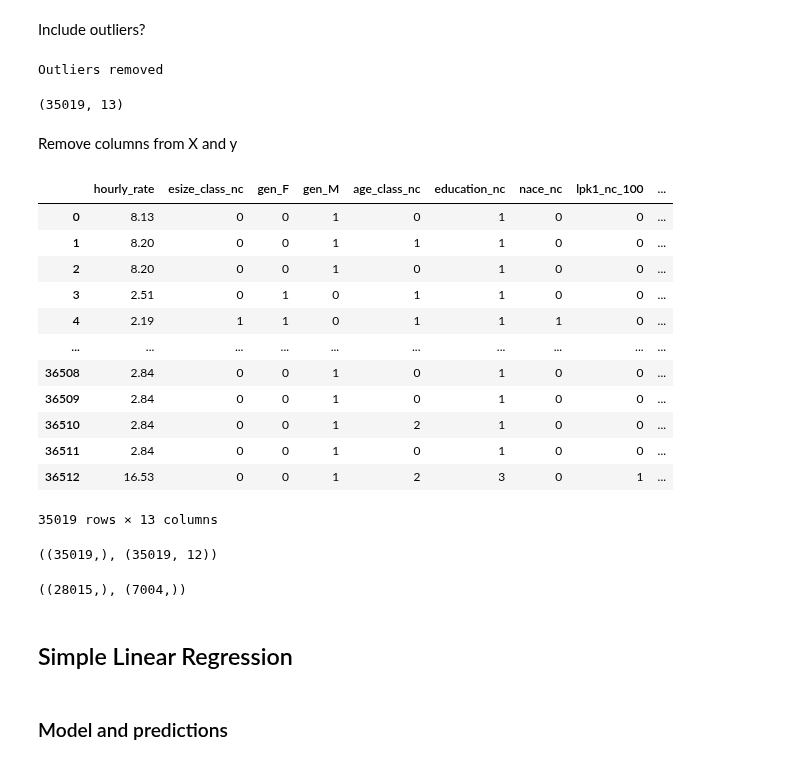
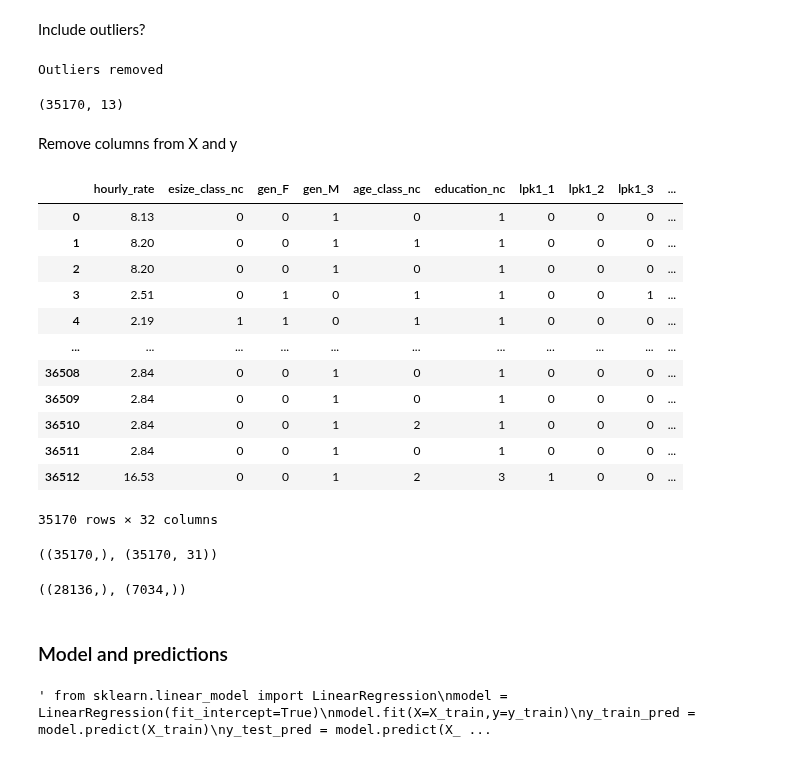
Before and after one commit to EdvinasStonevicius/LT-national-salary-analysis, a Jupyter notebook: python/03-Machine_learning_0_base.ipynb, the cells around one changed output. Saved outputs shown, nothing was run; the diff lists cells and outputs as text; code cells hidden in the pictures.

```diff
--- a/python/03-Machine_learning_0_base.ipynb
+++ b/python/03-Machine_learning_0_base.ipynb
@@ -27,14 +27,14 @@ data
 # %% [markdown]
 Select lpk level
 # %%
-lpk_level = 'lpk1_nc'
+lpk_level = 'lpk1'
 #Valid options: 'lpk', 'lpk1', 'lpk2', 'lpk1_nc'
 # %% [markdown]
 Include outliers?
 # %%
 remove_outliers = True
 if remove_outliers == True:
-    data=data.query('outlier_iqr_lpk1_nc==False')
+    data=data.query('outlier==False')
     print('Outliers removed')
 else:
     print('Outliers retained')
@@ -42,49 +42,50 @@ else:
 data.shape
 # %% [output]
 Outliers removed
-(35019, 13)
+(35170, 13)
 # %% [markdown]
 Remove columns from X and y
 # %%
-remove_col = ['nace', 'lpk', 'lpk1', 'lpk2', 'lpk1_nc', 'outlier_iqr_lpk1_nc']
+remove_col = ['nace_nc', 'lpk', 'lpk1', 'lpk2', 'lpk1_nc', 'outlier']
 remove_col.remove(lpk_level)
 # %%
 data_sf = pd.get_dummies(data, prefix=lpk_level ,columns=[lpk_level])
+data_sf = pd.get_dummies(data_sf, prefix='nace' ,columns=['nace'])
 data_sf.drop(columns=remove_col, inplace=True )
 data_sf
 # %% [output]
-|  | hourly_rate | esize_class_nc | gen_F | gen_M | age_class_nc | education_nc | nace_nc | lpk1_nc_100 | ... |
-| 0 | 8.13 | 0 | 0 | 1 | 0 | 1 | 0 | 0 | ... |
-| 1 | 8.20 | 0 | 0 | 1 | 1 | 1 | 0 | 0 | ... |
-| 2 | 8.20 | 0 | 0 | 1 | 0 | 1 | 0 | 0 | ... |
-| 3 | 2.51 | 0 | 1 | 0 | 1 | 1 | 0 | 0 | ... |
-| 4 | 2.19 | 1 | 1 | 0 | 1 | 1 | 1 | 0 | ... |
-| ... | ... | ... | ... | ... | ... | ... | ... | ... | ... |
-| 36508 | 2.84 | 0 | 0 | 1 | 0 | 1 | 0 | 0 | ... |
-| 36509 | 2.84 | 0 | 0 | 1 | 0 | 1 | 0 | 0 | ... |
-| 36510 | 2.84 | 0 | 0 | 1 | 2 | 1 | 0 | 0 | ... |
-| 36511 | 2.84 | 0 | 0 | 1 | 0 | 1 | 0 | 0 | ... |
-| 36512 | 16.53 | 0 | 0 | 1 | 2 | 3 | 0 | 1 | ... |
+|  | hourly_rate | esize_class_nc | gen_F | gen_M | age_class_nc | education_nc | lpk1_1 | lpk1_2 | lpk1_3 | ... |
+| 0 | 8.13 | 0 | 0 | 1 | 0 | 1 | 0 | 0 | 0 | ... |
+| 1 | 8.20 | 0 | 0 | 1 | 1 | 1 | 0 | 0 | 0 | ... |
+| 2 | 8.20 | 0 | 0 | 1 | 0 | 1 | 0 | 0 | 0 | ... |
+| 3 | 2.51 | 0 | 1 | 0 | 1 | 1 | 0 | 0 | 1 | ... |
+| 4 | 2.19 | 1 | 1 | 0 | 1 | 1 | 0 | 0 | 0 | ... |
+| ... | ... | ... | ... | ... | ... | ... | ... | ... | ... | ... |
+| 36508 | 2.84 | 0 | 0 | 1 | 0 | 1 | 0 | 0 | 0 | ... |
+| 36509 | 2.84 | 0 | 0 | 1 | 0 | 1 | 0 | 0 | 0 | ... |
+| 36510 | 2.84 | 0 | 0 | 1 | 2 | 1 | 0 | 0 | 0 | ... |
+| 36511 | 2.84 | 0 | 0 | 1 | 0 | 1 | 0 | 0 | 0 | ... |
+| 36512 | 16.53 | 0 | 0 | 1 | 2 | 3 | 1 | 0 | 0 | ... |
-35019 rows × 13 columns
+35170 rows × 32 columns
 # %%
 y = data_sf['hourly_rate']
 X = data_sf.drop(columns='hourly_rate')
 y.shape , X.shape
 # %% [output]
-((35019,), (35019, 12))
+((35170,), (35170, 31))
 # %%
 from sklearn.model_selection import train_test_split
 X_train, X_test, y_train, y_test = train_test_split( X, y, test_size=0.20, random_state=0)
 y_train.shape, y_test.shape
 # %% [output]
-((28015,), (7004,))
+((28136,), (7034,))
-# %% [markdown]
-## Simple Linear Regression
 # %% [markdown]
 ### Model and predictions
 # %%
-from sklearn.linear_model import LinearRegression
-model_LR = LinearRegression(fit_intercept=True)
-model_LR.fit(X=X_train,y=y_train)
-y_train_pred = model_LR.predict(X_train)
-y_test_pred = model_LR.predict(X_test)
+""" from sklearn.linear_model import LinearRegression
+model = LinearRegression(fit_intercept=True)
+model.fit(X=X_train,y=y_train)
+y_train_pred = model.predict(X_train)
+y_test_pred = model.predict(X_test) """
+# %% [output]
+' from sklearn.linear_model import LinearRegression\nmodel = LinearRegression(fit_intercept=True)\nmodel.fit(X=X_train,y=y_train)\ny_train_pred = model.predict(X_train)\ny_test_pred = model.predict(X_ ...
```
Also changed, not shown: parts of 7 cells of this notebook, 2 other files.
